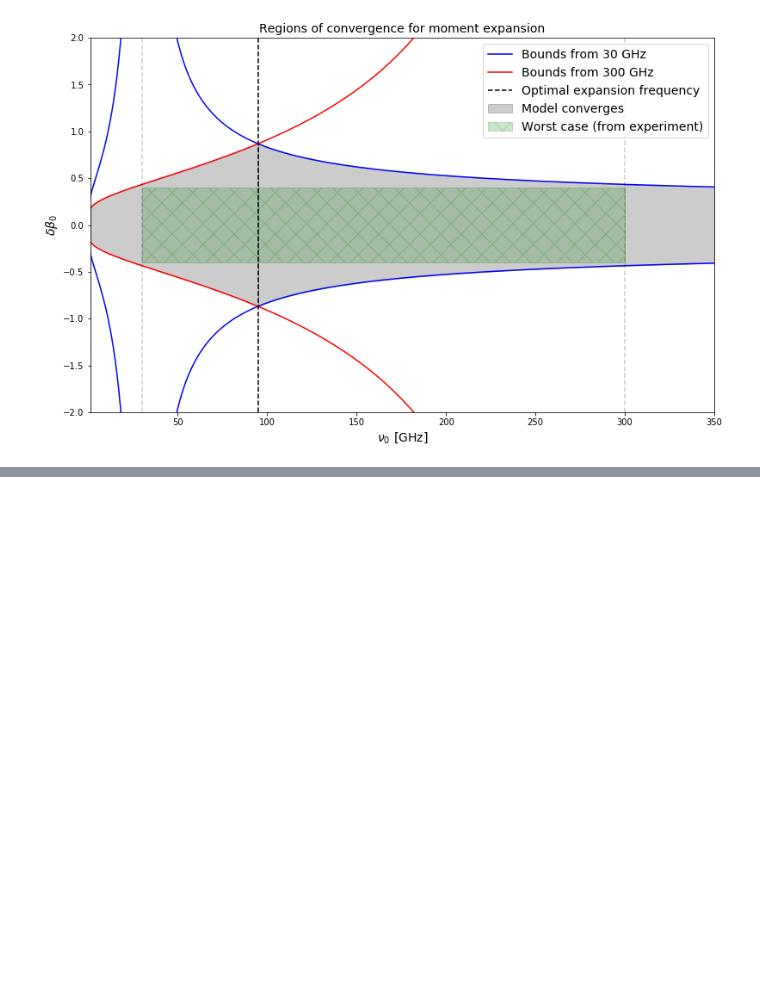
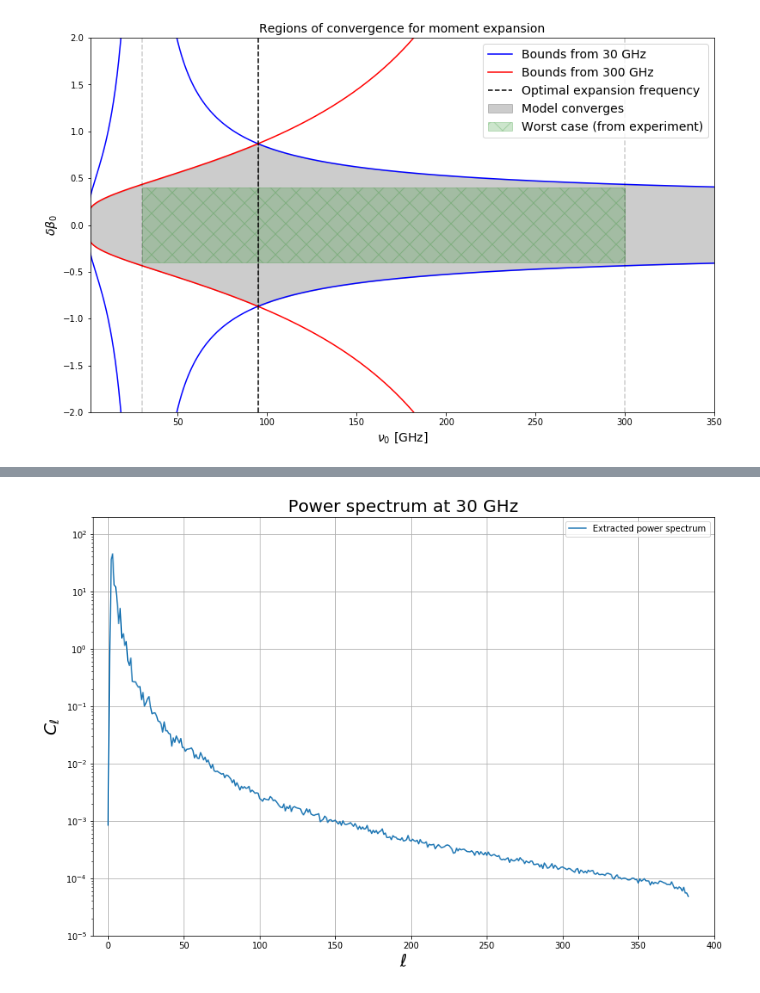
Before and after one commit to acwgough/foreground_moments, a Jupyter notebook: Figures for presentation.ipynb, the cells around one changed output, grey strips where cells are left out. Saved outputs shown, nothing was run; the diff lists cells and outputs as text; code cells hidden in the pictures; blank space fills up the shorter version.

```diff
--- a/Figures for presentation.ipynb
+++ b/Figures for presentation.ipynb
@@ -186,3 +186,8 @@ title('Regions of convergence for moment expansion', fontsize=14);
 savefig(filepath + 'convergence_regions')
 # %% [output]
 [figure]
+# %%
+# make some plots showing the progression of the model fitting
+nu0 = 3.2e9
+# %%
+data_map = ff.map_full_power(freqs, nu0=nu0)
@@ -188,0 +198,6 @@ savefig(filepath + 'convergence_regions')
+# %%
+power_spectrum = np.zeros((len(freqs),384))
+for i in range(len(freqs)):
+            power_spectrum[i] = hp.anafast(data_map[i])
+# %%
+data = power_spectrum
@@ -188,0 +211,17 @@ savefig(filepath + 'convergence_regions')
+# %%
+for i in range(1):
+    figure(figsize=(13,9))
+    semilogy(ells, data[i], label='Extracted power spectrum')
+#     semilogy(ells, mom00[i], label='0x0')
+#     semilogy(ells, mom00[i]+mom11[i], label='0x0 + 1x1')
+#     semilogy(ells, mom00[i]+mom11[i]+mom02[i], label='0x0 + 1x1 + 0x2')
+    title('Power spectrum at 30 GHz', fontsize=20)
+    xlabel('$\ell$', fontsize=20)
+    ylabel(r'$C_\ell$', fontsize=20)
+    xlim(-10,400)
+    ylim(1e-5, 2e2)
+    grid()
+    legend();
+    savefig(filepath + 'moments_data', dpi=300)
+# %% [output]
+[figure, added]
```
Also changed, not shown: parts of 2 cells of this notebook, 1 other file.
